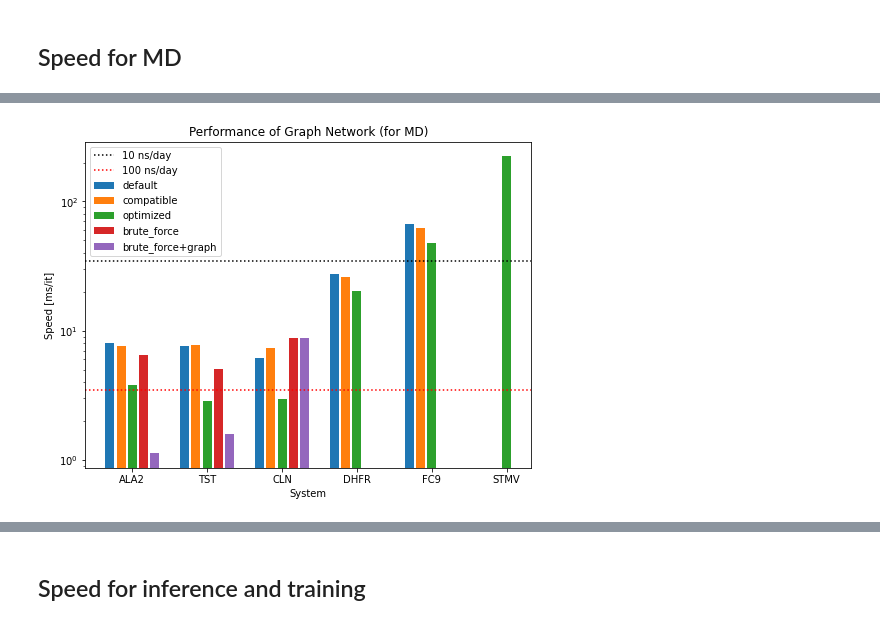
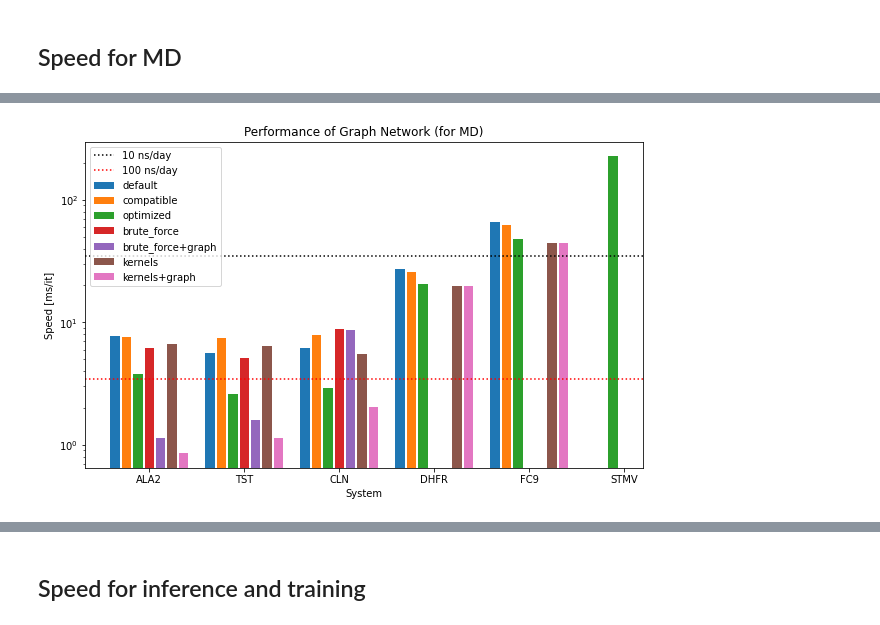
Before and after one commit to torchmd/torchmd-net, a Jupyter notebook: benchmarks/graph_network.ipynb, the cells around one changed output, grey strips where cells are left out. Drawn from its saved outputs; the diff is of its cells as text; code cells hidden in the pictures.

```diff
--- a/benchmarks/graph_network.ipynb
+++ b/benchmarks/graph_network.ipynb
@@ -82,6 +82,29 @@ model_3 = create_model({
     'reduce_op': 'simple_add',
     'neighbors': 'brute_force'
 })
+# Graph network (optimized)
+model_4 = create_model({
+    'embedding_dimension': 128,
+    'num_layers': 6,
+    'num_rbf': 50,
+    'rbf_type': 'expnorm',
+    'trainable_rbf': True,
+    'activation': 'silu',
+    'neighbor_embedding': True,
+    'cutoff_lower': 0.0,
+    'cutoff_upper': 5.0,
+    'max_z': 100,
+    'max_num_neighbors': 32,
+    'model': 'graph-network',
+    'aggr': 'add',
+    'derivative': False,
+    'atom_filter': -1,
+    'prior_model': None,
+    'output_model': 'Scalar',
+    'reduce_op': 'simple_add',
+    'neighbors': 'optimized',
+    'conv': 'optimized'
+})
 # %% [markdown]
 ## Benchmarking function
 # %%
@@ -159,13 +182,17 @@ methods = [('default', model_1, False, False),
            ('compatible', model_2, False, False),
            ('optimized', model_2, True, False),
            ('brute_force', model_3, False, False),
-           ('brute_force+graph', model_3, False, True)]
+           ('brute_force+graph', model_3, False, True),
+           ('kernels', model_4, False, False),
+           ('kernels+graph', model_4, False, True)]
 
 speed_methods = {}
 for meth, model, optimize, cuda_graph in methods:
     speed_methods[meth] = {}
     print(f'Method: {meth}')
     for pdb_file, name in systems:
+        if meth.startswith('kernels') and name == 'STMV':
+            continue # Skip crashes
         try:
             speed = benchmark(model, pdb_file, device, optimize=optimize, compute_forces=True ,compute_derivatives=False, batch_size=1, cuda_graph=cuda_graph)
             speed_methods[meth][name] = speed
@@ -193,20 +220,21 @@ Method: compatible
 # %%
-plt.figure(figsize=(8,6))
+plt.figure(figsize=(10,6))
 
 labels = []
 for i, (meth, speeds) in enumerate(speed_methods.items()):
     labels = speeds.keys() if len(speeds.keys()) > len(labels) else labels
-    x = np.arange(len(speeds)) + 0.15*i - 0.3
-    plt.bar(x, speeds.values(), width=0.12, log=True, label=meth)
+    x = np.arange(len(speeds)) + 0.12*i - 0.36
+    plt.bar(x, speeds.values(), width=0.1, log=True, label=meth)
 
 plt.axhline(34.56, color='black', linestyle=':', label='10 ns/day')
 plt.axhline(3.456, color='red', linestyle=':', label='100 ns/day')
+#plt.axhline(0.3456, color='green', linestyle=':', label='1 µs/day')
 
 plt.title('Performance of Graph Network (for MD)')
 plt.xlabel('System')
 plt.xticks(np.arange(len(labels)), labels)
 plt.ylabel('Speed [ms/it]')
 plt.legend()
 plt.show()
 # %% [output]
-[figure, old version]
+[figure, new version]
```
Also changed, not shown: parts of 6 cells of this notebook.
